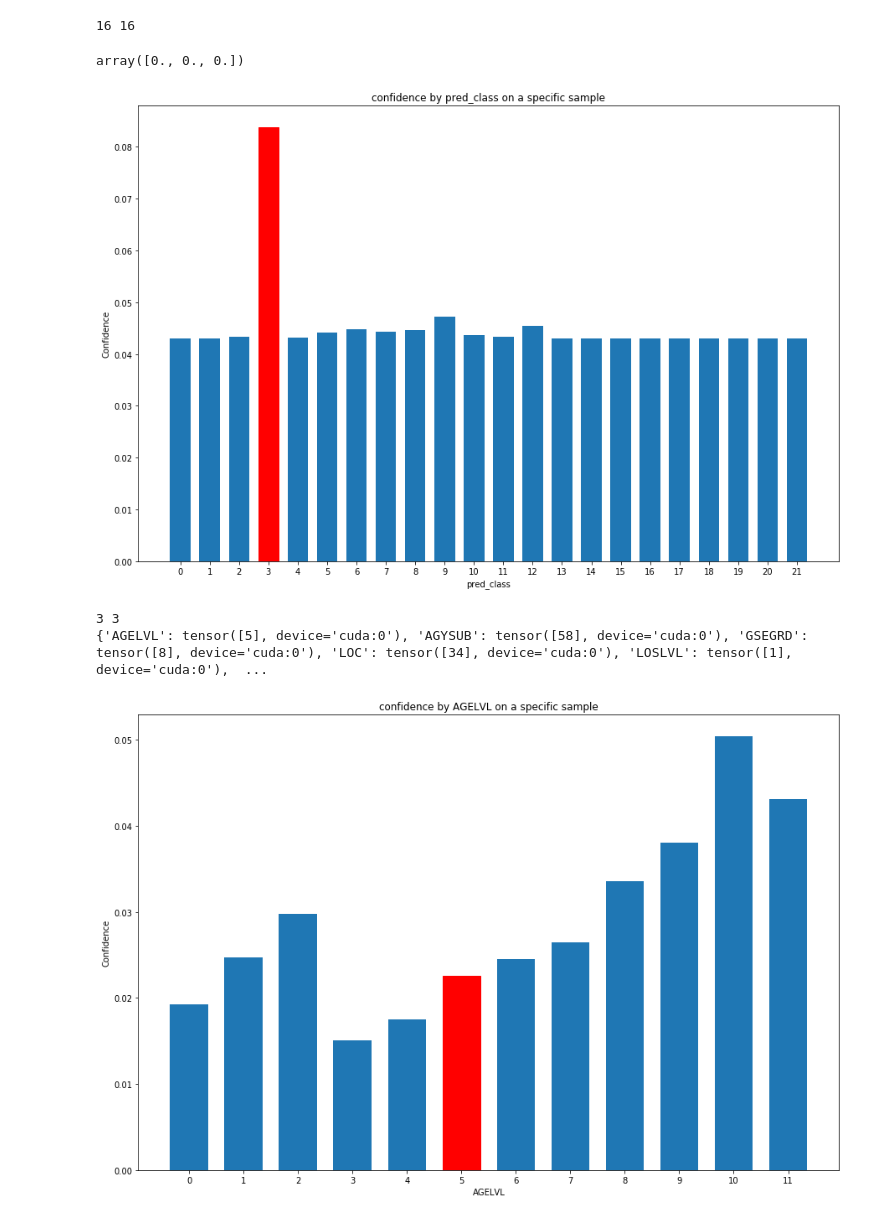
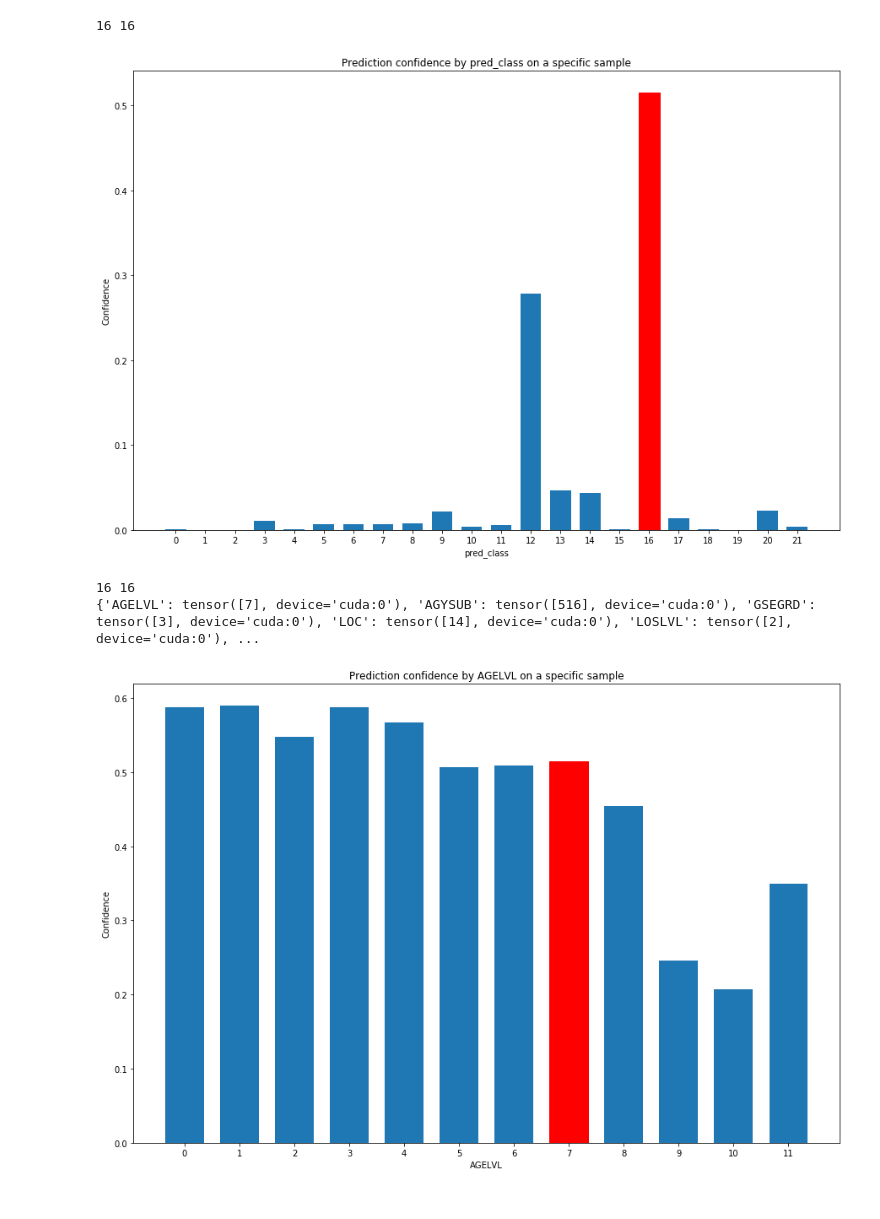
Before and after one commit to DisaitekAI/membership_inference_attack, a Jupyter notebook: notebooks/fed_emp_classification.ipynb, the cells around one changed output. Cells and saved outputs as stored; diff of their text form; code cells hidden in the pictures.

Commit message:
New proper run with correct figures (still inconclusive).

```diff
--- a/notebooks/fed_emp_classification.ipynb
+++ b/notebooks/fed_emp_classification.ipynb
@@ -247,4 +201,6 @@ with torch.no_grad():
 print(valid_correct / valid_total)
 # %% [output]
 0.5023677598537146
+# %%
+sample_idx = 21
 # %%
@@ -258,9 +214,5 @@ print(y.item(), res.argmax(dim = 1).item())
 # %% [output]
 16 16
-# %%
-np.zeros(shape = 3)
-# %% [output]
-array([0., 0., 0.])
 # %%
 def plot(index, res, x_label, correct_index = None):
     fig, ax = plt.subplots(figsize = (15, 10))
@@ -272,15 +224,13 @@ def plot(index, res, x_label, correct_index = None):
         barlist[correct_index].set_color('r')
     ax.set_xticks(index)
     ax.set_xticklabels(index)
-    ax.set_title(f'confidence by {x_label} on a specific sample')
+    ax.set_title(f'Prediction confidence by {x_label} on a specific sample')
     ax.set_xlabel(x_label)
     ax.set_ylabel('Confidence')
 
-plot(np.arange(len(res[0])), torch.softmax(res, dim = 1).detach().cpu().numpy()[0], 'pred_class', 3)
+plot(np.arange(len(res[0])), torch.softmax(res, dim = 1).detach().cpu().numpy()[0], 'pred_class', y.item())
 # %% [output]
-[figure, old version]
+[figure, new version]
-# %%
-sample_idx = 13
 # %%
 *cat_var_list, num_var, y = train_dataset[sample_idx]
 cat_var_list   = [t.to(device) for t in cat_var_list]
@@ -291,23 +241,23 @@ res            = model(cat_variables, num_var.unsqueeze(0))
 print(y.item(), res.argmax(dim = 1).item())
 print(cat_variables)
 # %% [output]
-3 3
-{'AGELVL': tensor([5], device='cuda:0'), 'AGYSUB': tensor([58], device='cuda:0'), 'GSEGRD': tensor([8], device='cuda:0'), 'LOC': tensor([34], device='cuda:0'), 'LOSLVL': tensor([1], device='cuda:0'),  ...
+16 16
+{'AGELVL': tensor([7], device='cuda:0'), 'AGYSUB': tensor([516], device='cuda:0'), 'GSEGRD': tensor([3], device='cuda:0'), 'LOC': tensor([14], device='cuda:0'), 'LOSLVL': tensor([2], device='cuda:0'), ...
 # %%
-*cat_var_list, num_var, y = train_dataset[10]
+*cat_var_list, num_var, y = train_dataset[sample_idx]
 cat_var_list   = [t.to(device) for t in cat_var_list]
 num_var        = num_var.to(device)
 y              = y.to(device)
 cat_variables  = dict(zip(column_order, [t.unsqueeze(0) for t in cat_var_list]))
 orig_age_lvl   = cat_variables['AGELVL'].item()
 confidences = []
 age_lvls = list(range(12))
 for age_lvl in age_lvls:
     cat_variables['AGELVL'][0] = age_lvl
     res = model(cat_variables, num_var.unsqueeze(0))
     res = torch.softmax(res, dim = 1)
     confidences.append(res[0, y].item())
 
 plot(age_lvls, confidences, 'AGELVL', orig_age_lvl)
 # %% [output]
-[figure, old version]
+[figure, new version]
```
Also changed, not shown: parts of 3 cells of this notebook.
